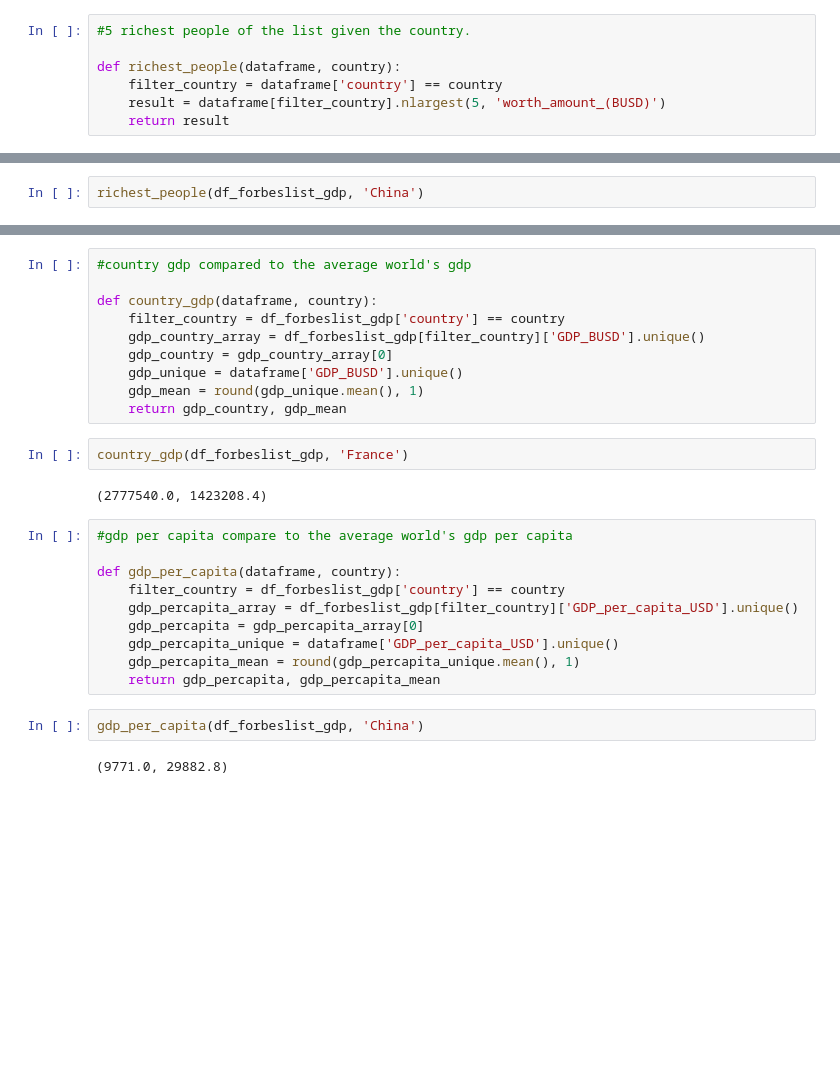
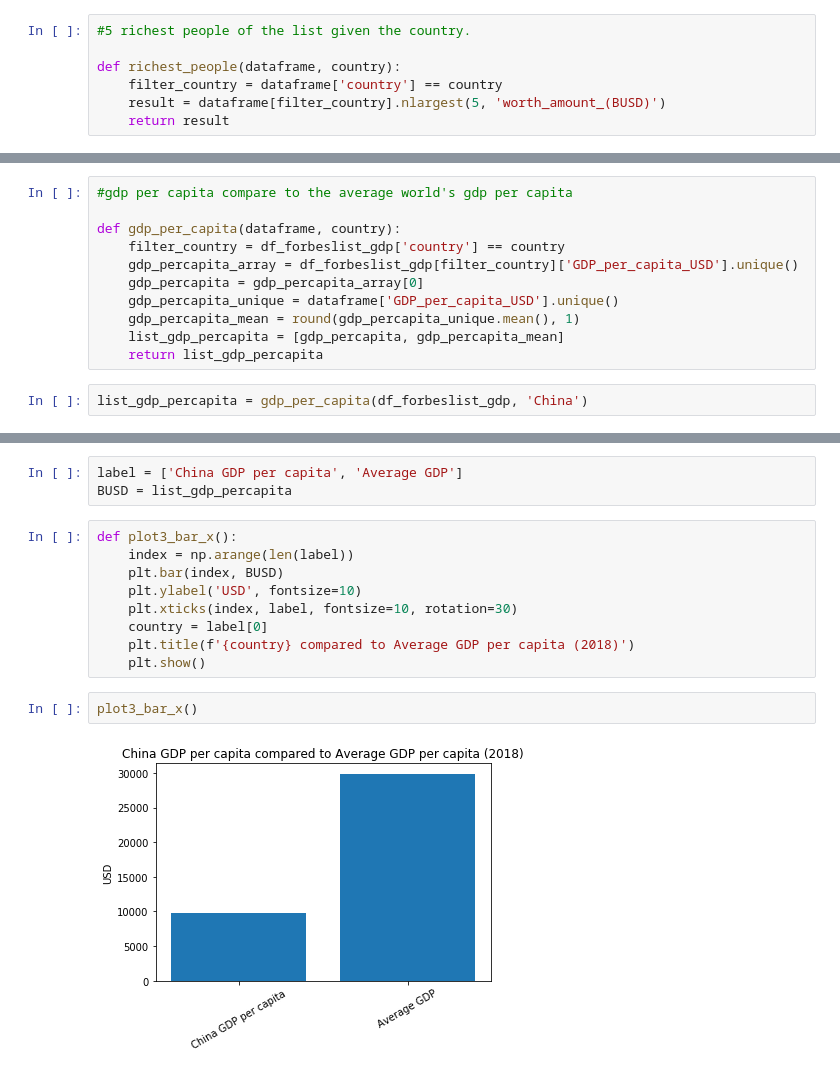
Before and after one commit to vkamg/Ironhack-Module-1-Project---Pipelines, a Jupyter notebook: notebooks/analysis.ipynb, the cells around one changed output, grey strips where cells are left out. Drawn from its saved outputs; the diff is of its cells as text; blank space fills up the shorter version.

```diff
--- a/notebooks/analysis.ipynb
+++ b/notebooks/analysis.ipynb
@@ -21,2 +79,13 @@ def richest_people(dataframe, country):
+# %%
+#gdp per capita compare to the average world's gdp per capita
+
+def gdp_per_capita(dataframe, country):
+    filter_country = df_forbeslist_gdp['country'] == country
+    gdp_percapita_array = df_forbeslist_gdp[filter_country]['GDP_per_capita_USD'].unique()
+    gdp_percapita = gdp_percapita_array[0]
+    gdp_percapita_unique = dataframe['GDP_per_capita_USD'].unique()
+    gdp_percapita_mean = round(gdp_percapita_unique.mean(), 1)
+    list_gdp_percapita = [gdp_percapita, gdp_percapita_mean]
+    return list_gdp_percapita
 # %%
-richest_people(df_forbeslist_gdp, 'China')
+list_gdp_percapita = gdp_per_capita(df_forbeslist_gdp, 'China')
@@ -30,28 +92,16 @@ richest_people(df_forbeslist_gdp, 'China')
-# %%
-#country gdp compared to the average world's gdp
-
-def country_gdp(dataframe, country):
-    filter_country = df_forbeslist_gdp['country'] == country
-    gdp_country_array = df_forbeslist_gdp[filter_country]['GDP_BUSD'].unique()
-    gdp_country = gdp_country_array[0]
-    gdp_unique = dataframe['GDP_BUSD'].unique()
-    gdp_mean = round(gdp_unique.mean(), 1)
-    return gdp_country, gdp_mean
-# %%
-country_gdp(df_forbeslist_gdp, 'France')
-# %% [output]
-(2777540.0, 1423208.4)
-# %%
-#gdp per capita compare to the average world's gdp per capita
-
-def gdp_per_capita(dataframe, country):
-    filter_country = df_forbeslist_gdp['country'] == country
-    gdp_percapita_array = df_forbeslist_gdp[filter_country]['GDP_per_capita_USD'].unique()
-    gdp_percapita = gdp_percapita_array[0]
-    gdp_percapita_unique = dataframe['GDP_per_capita_USD'].unique()
-    gdp_percapita_mean = round(gdp_percapita_unique.mean(), 1)
-    return gdp_percapita, gdp_percapita_mean
-# %%
-gdp_per_capita(df_forbeslist_gdp, 'China')
-# %% [output]
-(9771.0, 29882.8)
+# %%
+label = ['China GDP per capita', 'Average GDP']
+BUSD = list_gdp_percapita
+# %%
+def plot3_bar_x():
+    index = np.arange(len(label))
+    plt.bar(index, BUSD)
+    plt.ylabel('USD', fontsize=10)
+    plt.xticks(index, label, fontsize=10, rotation=30)
+    country = label[0]
+    plt.title(f'{country} compared to Average GDP per capita (2018)')
+    plt.show()
+# %%
+plot3_bar_x()
+# %% [output]
+[figure, added]
```
Also changed, not shown: parts of 12 cells of this notebook.
